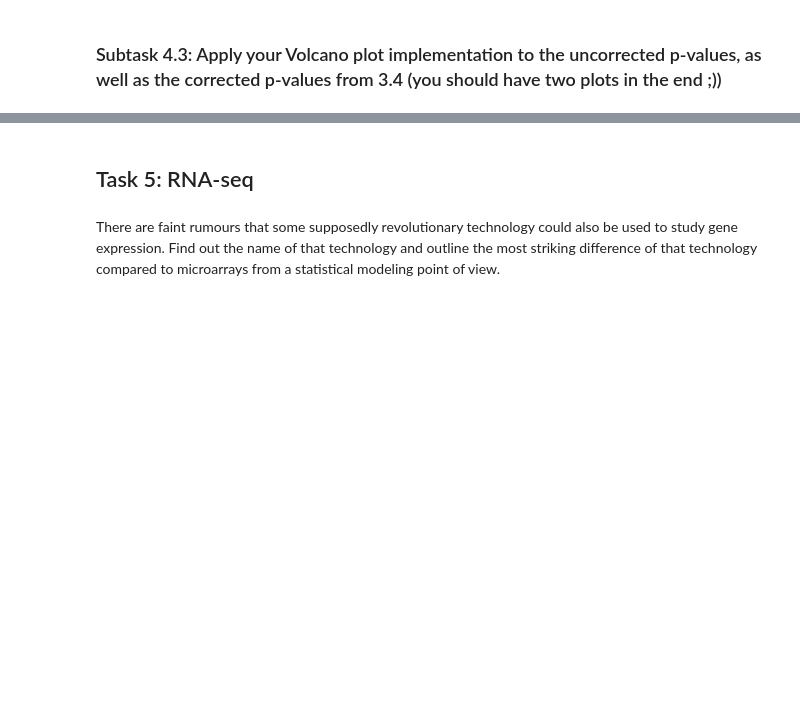
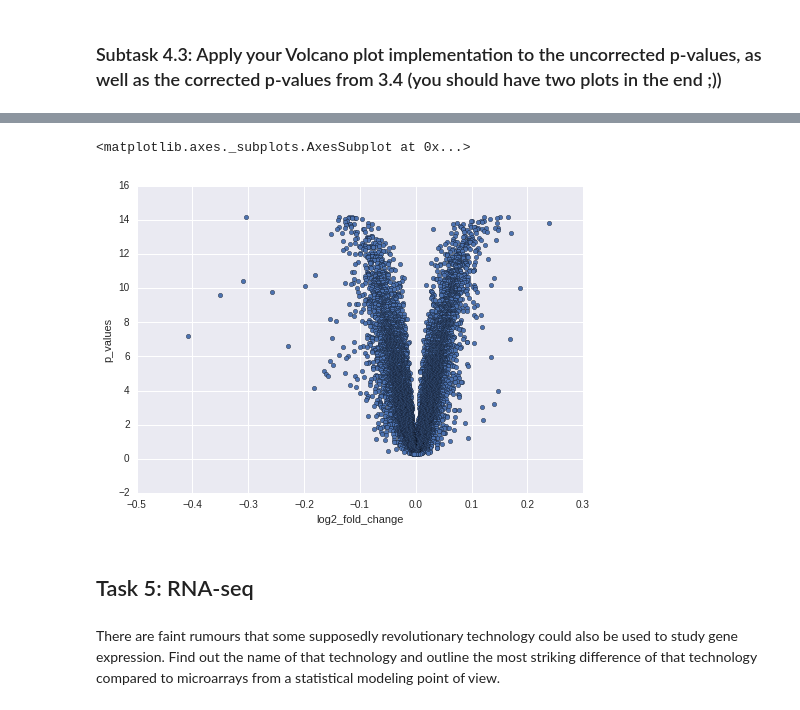
Before and after one commit to lucass122/Integrated_Bioinformatics, a Jupyter notebook: notebooks/DayX_DE_Analysis.ipynb, the cells around one changed output, grey strips where cells are left out. Drawn from its saved outputs; the diff is of its cells as text; code cells hidden in the pictures; blank space fills up the shorter version.

Commit message:
finished volcano plot

```diff
--- a/notebooks/DayX_DE_Analysis.ipynb
+++ b/notebooks/DayX_DE_Analysis.ipynb
@@ -516,0 +492,8 @@ Overwhelmed by these achievments (and motivated by your ever declining esteem fo
+# %%
+pvalues = pvalues.join(log_fold_change)
+# %%
+pvalues.columns = ['p_values', 'log2_fold_change']
+# %%
+volcano = pvalues
+# %%
+volcano['p_values'] = -1*np.log10(volcano['p_values'])
@@ -517,3 +502,8 @@ Overwhelmed by these achievments (and motivated by your ever declining esteem fo
+# %%
+volcano.plot.scatter(x='log2_fold_change',y='-log_p_values')
+# %% [output]
+<matplotlib.axes._subplots.AxesSubplot at 0x...>
+[figure, added]
 # %% [markdown]
 ## Task 5: RNA-seq
 # %% [markdown]
```
Also changed, not shown: parts of 34 cells of this notebook.
